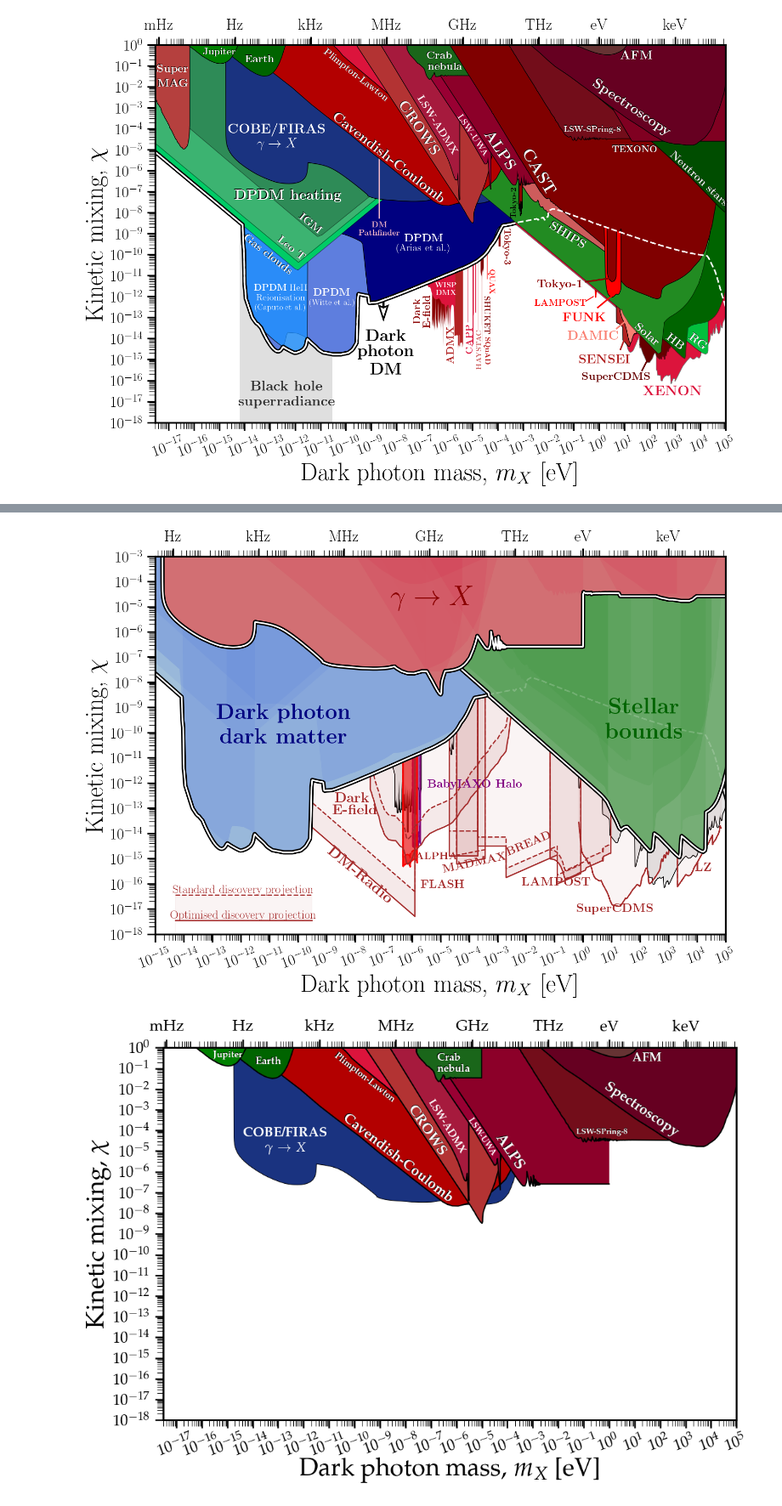
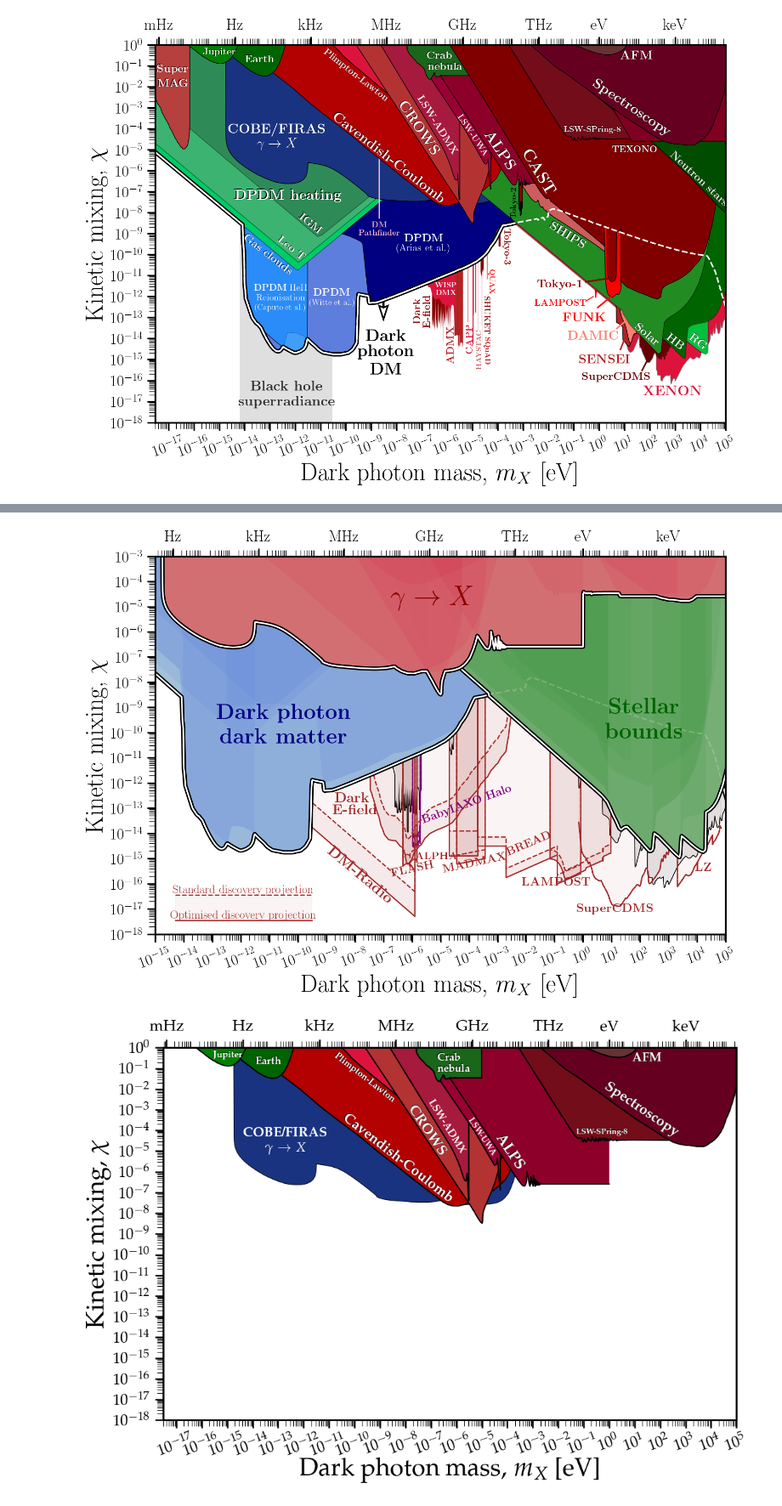
Before and after one commit to babte/AxionLimits, a Jupyter notebook: DarkPhoton.ipynb, the cells around one changed output, grey strips where cells are left out. Shown at 85% size. Drawn from its saved outputs; the diff is of its cells as text; code cells hidden in the pictures.

```diff
--- a/DarkPhoton.ipynb
+++ b/DarkPhoton.ipynb
@@ -855,6 +855,22 @@ plt.plot([dat_min[0],dat_min[0]],[1e-10,dat_min[1]],'-',color=CAPP_col,lw=1.5,zo
 # plt.fill_between(dat[:,0],dat[:,1],y2=y2,edgecolor=None,facecolor=QUAX_col,zorder=0.1)
 
 
+
+# FLASH
+B = 2.5
+dat = loadtxt("limit_data/AxionPhoton/Projections/FLASH_Axions_gagg_100mk.txt")
+dat[:,1] = 1e-9*dat[:,1]*(B/(1.444e-3*costh*dat[:,0]))
+plt.plot(dat[:,0],dat[:,1],linewidth=1.5,color='Brown',zorder=0)
+plt.fill_between(dat[:,0],dat[:,1],y2=y2,edgecolor='Brown',facecolor='Brown',alpha=0.25,zorder=0.1)
+
+# BabyIAXO Halo
+B = 7.3
+dat = loadtxt("limit_data/AxionPhoton/Projections/BabyIAXO_prospect_4cavs.txt")
+dat[:,1] = 1e-9*dat[:,1]*(B/(1.444e-3*costh*dat[:,0]))
+plt.plot(dat[:,0],dat[:,1],linewidth=1.5,color='purple',zorder=0)
+plt.fill_between(dat[:,0],dat[:,1],y2=y2,edgecolor='purple',facecolor='purple',alpha=0.25,zorder=0.1)
+
+
 plt.gcf().text(0.23*(1-0.005),0.57*(1+0.005),r'{\bf WISPDMX}',color='k')
 plt.gcf().text(0.23,0.57,r'{\bf WISPDMX}',color='w')
 
@@ -880,7 +896,10 @@ plt.gcf().text(0.75,0.43,r'{\bf HAYSTAC-2}',color=HAYSTAC_col,fontsize=20,rotati
 plt.gcf().text(0.8,0.29,r'{\bf SQuAD}',color='g',fontsize=20)
 plt.gcf().text(0.78,0.765,r'{\bf SHUKET}',color='w',fontsize=25,rotation=7)
 
-plt.gcf().text(0.14,0.16,r'$\rho_{\rm DM} = 0.45$ GeV cm$^{-3}$',fontsize=30,ha='left')
+plt.gcf().text(0.14,0.14,r'$\rho_{\rm DM} = 0.45$ GeV cm$^{-3}$',fontsize=30,ha='left')
+
+plt.gcf().text(0.26,0.24,r'{\bf FLASH}',color='Brown',fontsize=19)
+plt.gcf().text(0.34,0.29,r'{\bf BabyIAXO Halo}',color='purple',fontsize=19)
 
 
 MySaveFig(fig,'DarkPhoton_Haloscopes_Closeup')
@@ -978,8 +997,8 @@ dat[:,1] = 1e-9*dat[:,1]*(B/(1.444e-3*costh*dat[:,0]))
 chi_a = dat[:,1]*sqrt(2/3/0.13)
 plt.plot(dat[:,0],dat[:,1],'-',lw=2,color='purple',zorder=-1)
 plt.plot(dat[:,0],chi_a,'--',lw=2,color='purple',zorder=-1)
-plt.fill_between(dat[:,0],chi_a,y2=dat[:,1],lw=2,color='purple',zorder=-1,alpha=0.6)
-plt.fill_between(dat[:,0],dat[:,1],y2=y2,color='purple',alpha=0.6,zorder=-1,lw=2.5)
+plt.fill_between(dat[:,0],chi_a,y2=dat[:,1],lw=2,color='purple',zorder=-1,alpha=0.05)
+plt.fill_between(dat[:,0],dat[:,1],y2=y2,color='purple',alpha=0.1,zorder=-1,lw=2.5)
 
 # FLASH
 costh = sqrt(0.019)
@@ -987,10 +1006,10 @@ B = 2.5
 dat = loadtxt("limit_data/AxionPhoton/Projections/FLASH_Axions_gagg_100mk.txt")
 dat[:,1] = 1e-9*dat[:,1]*(B/(1.444e-3*costh*dat[:,0]))
 chi_a = dat[:,1]*sqrt(2/3/0.13)
-plt.plot(dat[:,0],dat[:,1],'-',lw=2,color='red',zorder=-1)
-plt.plot(dat[:,0],chi_a,'--',lw=2,color='red',zorder=-1)
-plt.fill_between(dat[:,0],chi_a,y2=dat[:,1],lw=2,color='red',zorder=-1,alpha=0.6)
-plt.fill_between(dat[:,0],dat[:,1],y2=y2,color='red',alpha=0.6,zorder=-1,lw=2.5)
+plt.plot(dat[:,0],dat[:,1],'-',lw=2,color='Brown',zorder=-1)
+plt.plot(dat[:,0],chi_a,'--',lw=2,color='Brown',zorder=-1)
+plt.fill_between(dat[:,0],chi_a,y2=dat[:,1],lw=2,color='Brown',zorder=-1,alpha=0.05)
+plt.fill_between(dat[:,0],dat[:,1],y2=y2,color='Brown',alpha=0.1,zorder=-1,lw=2.5)
 
 dat = loadtxt('limit_data/DarkPhoton/Projections/MADMAX.txt')
 chi_a = dat[:,1]*sqrt(2/3/0.13)
@@ -1052,36 +1071,36 @@ xleg = [5e-15,3e-10]
 yleg = [0.35e-17,0.35e-16]
 plt.fill_between([xleg[0],xleg[1],xleg[1],xleg[0]],[yleg[0],yleg[0],yleg[1],yleg[1]],color='Brown',alpha=0.05)
 plt.plot(xleg,[yleg[1],yleg[1]],'--',lw=2,color='Brown')
 plt.plot(xleg,[yleg[0],yleg[0]],'-',lw=2,color='Brown')
 plt.text(exp(sum(log(xleg))/2),yleg[1],'Standard discovery projection',color='Brown',fontsize=19,ha='center',va='bottom')
 plt.text(exp(sum(log(xleg))/2),yleg[0],'Optimised discovery projection',color='Brown',fontsize=19,ha='center',va='bottom')
 
 plt.gcf().text(0.3,0.55,r'{\bf Dark photon}',color='navy',ha='center',fontsize=35)
 plt.gcf().text(0.3,0.5,r'{\bf dark matter}',color='navy',ha='center',fontsize=35)
 plt.gcf().text(0.5,0.78,r'$\gamma \rightarrow X$',color='darkred',ha='center',fontsize=45)
 plt.gcf().text(0.79,0.56,r'{\bf Stellar}',color='darkgreen',ha='center',fontsize=36)
 plt.gcf().text(0.79,0.51,r'{\bf bounds}',color='darkgreen',ha='center',fontsize=36)
 
 plt.gcf().text(0.4,0.224,r'{\bf DM-Radio}',color='Brown',fontsize=25,rotation=-40,rotation_mode='anchor',ha='center')
 plt.gcf().text(0.393,0.38,r'{\bf Dark}',color='Brown',fontsize=23,rotation=0,rotation_mode='anchor',ha='center')
 plt.gcf().text(0.397,0.355,r'{\bf E-field}',color='Brown',fontsize=23,rotation=0,rotation_mode='anchor',ha='center')
 plt.gcf().text(0.507,0.263,r'{\bf ALPHA}',color='Brown',fontsize=17,rotation=0,rotation_mode='anchor',ha='center')
 plt.gcf().text(0.56,0.25,r'{\bf MADMAX}',color='Brown',fontsize=19,rotation=12,rotation_mode='anchor',ha='center')
-plt.gcf().text(0.515,0.205,r'{\bf FLASH}',color='Brown',fontsize=19,rotation=0,rotation_mode='anchor',ha='center')
-plt.gcf().text(0.56,0.41,r'{\bf BabyIAXO Halo}',color='purple',fontsize=19,rotation=0,rotation_mode='anchor',ha='center')
+plt.gcf().text(0.475,0.237,r'{\bf FLASH}',color='Brown',fontsize=19,rotation=12,rotation_mode='anchor',ha='center')
+plt.gcf().text(0.55,0.37,r'{\bf BabyIAXO Halo}',color='purple',fontsize=19,rotation=20,rotation_mode='anchor',ha='center')
 plt.gcf().text(0.635,0.29,r'{\bf BREAD}',color='Brown',fontsize=19,rotation=23,rotation_mode='anchor',ha='center')
 
 plt.gcf().text(0.67,0.21,r'{\bf LAMPOST}',color='Brown',fontsize=20,rotation=0,rotation_mode='anchor',ha='center')
 plt.gcf().text(0.75,0.155,r'{\bf SuperCDMS}',color='Brown',fontsize=20,rotation=0,rotation_mode='anchor',ha='center')
 plt.gcf().text(0.87,0.24,r'{\bf LZ}',color='Brown',fontsize=20,rotation=0,rotation_mode='anchor',ha='center')
 
 
 #plt.fill_between([6.5e-15,2.9e-11],[1e-18,1e-18],y2=1,color='gray',edgecolor='none',zorder=-100,alpha=0.05)
 
 
 MySaveFig(fig,'DarkPhoton_with_Projections')
 # %% [output]
-[figure, old version]
+[figure, new version]
 # %%
 fig,ax = FigSetup()
 LSW(ax)
```
Also changed, not shown: parts of 1 cell of this notebook, 2 other files.
